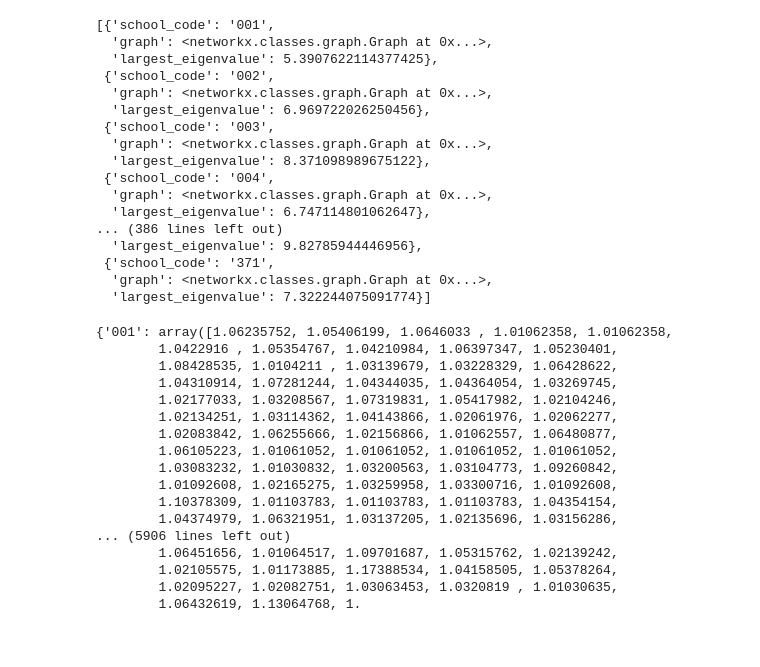
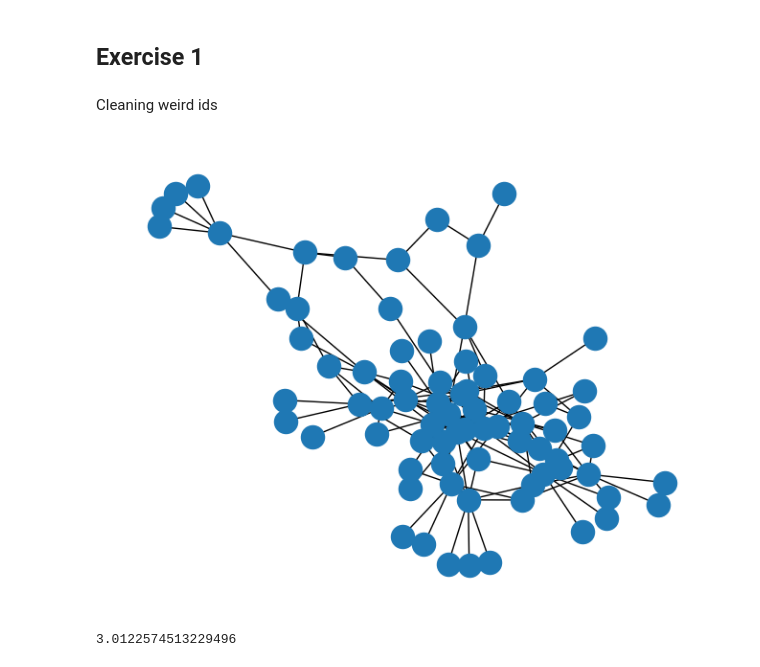
Before and after one commit to mhandt9/networks, a Jupyter notebook: ps1.ipynb, the cells around one changed output. Drawn from its saved outputs; the diff is of its cells as text; code cells hidden in the pictures.

```diff
--- a/ps1.ipynb
+++ b/ps1.ipynb
@@ -13,6 +17,10 @@ dta = pyreadr.read_r('AddHealth.RData')
 
 friends_raw = dta['friend']
 schools_raw = dta['inschool']
+# %% [markdown]
+## Exercise 1
+# %% [markdown]
+Cleaning weird ids
 # %%
 ex1 = ex1(friends_raw, schools_raw)
 
@@ -22,25 +30,9 @@ data = ex1.clean(id_list=id_list)
 
 ex1.generate_graphs()
 # %%
-selected_schools = ex1.compute_eigenvalues_and_filter_schools(beta=0.1)
+filtered_schools = ex1.compute_largest_eigenvalues_and_filter(beta=0.1)
-# %%
-selected_schools
-# %% [output]
-[{'school_code': '001',
-  'graph': <networkx.classes.graph.Graph at 0x...>,
-  'largest_eigenvalue': 5.3907622114377425},
- {'school_code': '002',
-  'graph': <networkx.classes.graph.Graph at 0x...>,
-  'largest_eigenvalue': 6.969722026250456},
- {'school_code': '003',
-  'graph': <networkx.classes.graph.Graph at 0x...>,
-  'largest_eigenvalue': 8.371098989675122},
- {'school_code': '004',
-  'graph': <networkx.classes.graph.Graph at 0x...>,
-  'largest_eigenvalue': 6.747114801062647},
-... (386 lines left out)
-  'largest_eigenvalue': 9.82785944446956},
- {'school_code': '371',
-  'graph': <networkx.classes.graph.Graph at 0x...>,
-  'largest_eigenvalue': 7.322244075091774}]
+# %%
+nx.draw(filtered_schools['001']['graph'])
+# %% [output]
+[figure, added]
 # %%
@@ -48,20 +39,0 @@ bonacich_centrality = ex1.compute_bonacich_centrality(beta=0.01)
-# %%
-bonacich_centrality
-# %% [output]
-{'001': array([1.06235752, 1.05406199, 1.0646033 , 1.01062358, 1.01062358,
-        1.0422916 , 1.05354767, 1.04210984, 1.06397347, 1.05230401,
-        1.08428535, 1.0104211 , 1.03139679, 1.03228329, 1.06428622,
-        1.04310914, 1.07281244, 1.04344035, 1.04364054, 1.03269745,
-        1.02177033, 1.03208567, 1.07319831, 1.05417982, 1.02104246,
-        1.02134251, 1.03114362, 1.04143866, 1.02061976, 1.02062277,
-        1.02083842, 1.06255666, 1.02156866, 1.01062557, 1.06480877,
-        1.06105223, 1.01061052, 1.01061052, 1.01061052, 1.01061052,
-        1.03083232, 1.01030832, 1.03200563, 1.03104773, 1.09260842,
-        1.01092608, 1.02165275, 1.03259958, 1.03300716, 1.01092608,
-        1.10378309, 1.01103783, 1.01103783, 1.01103783, 1.04354154,
-        1.04374979, 1.06321951, 1.03137205, 1.02135696, 1.03156286,
-... (5906 lines left out)
-        1.06451656, 1.01064517, 1.09701687, 1.05315762, 1.02139242,
-        1.02105575, 1.01173885, 1.17388534, 1.04158505, 1.05378264,
-        1.02095227, 1.02082751, 1.03063453, 1.0320819 , 1.01030635,
-        1.06432619, 1.13064768, 1.
@@ -71,0 +40,4 @@ bonacich_centrality
+# %%
+print(max(bonacich_centralities['001']))
+# %% [output]
+3.0122574513229496
```
Also changed, not shown: parts of 12 cells of this notebook, 1 other file.
